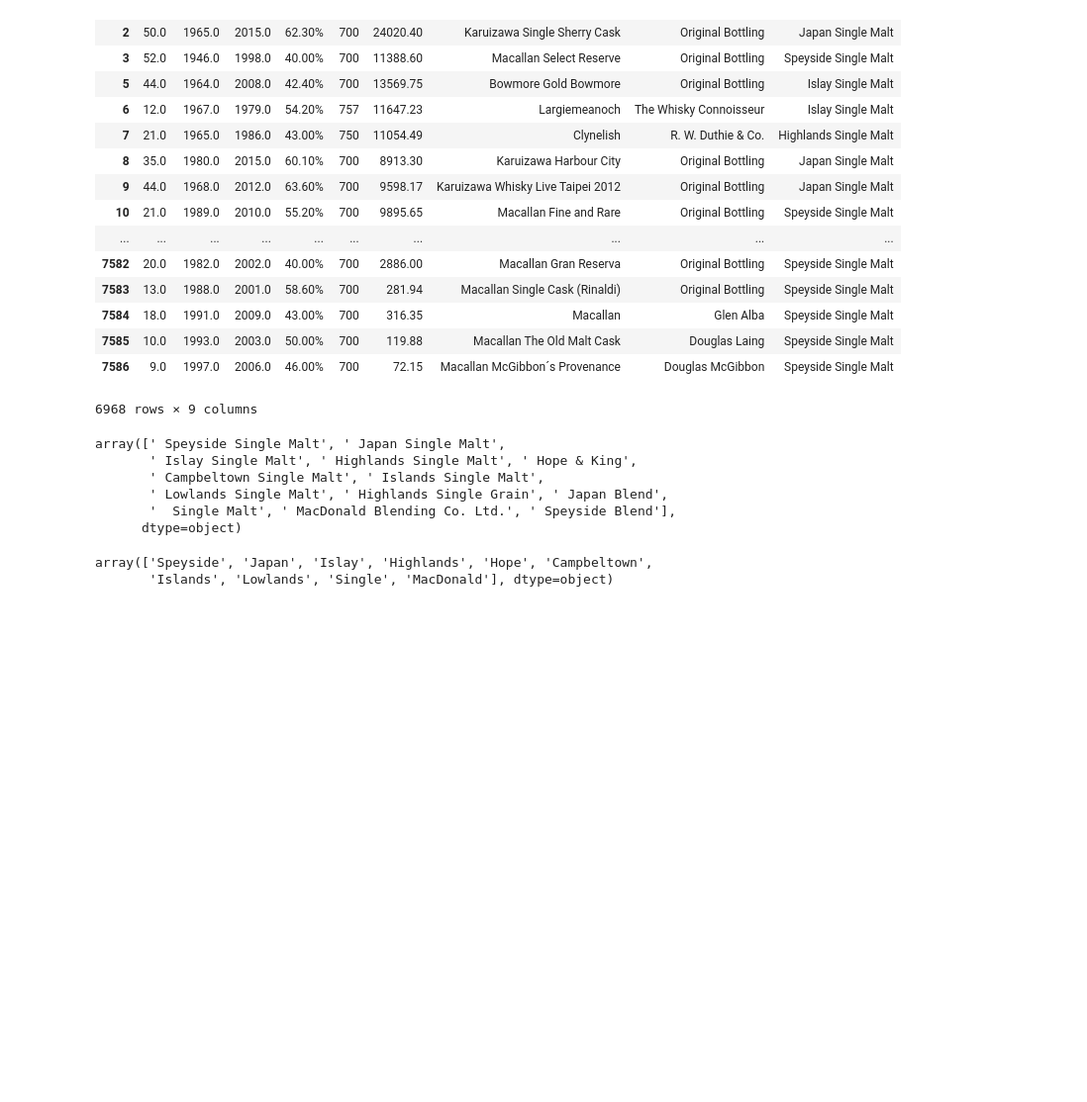
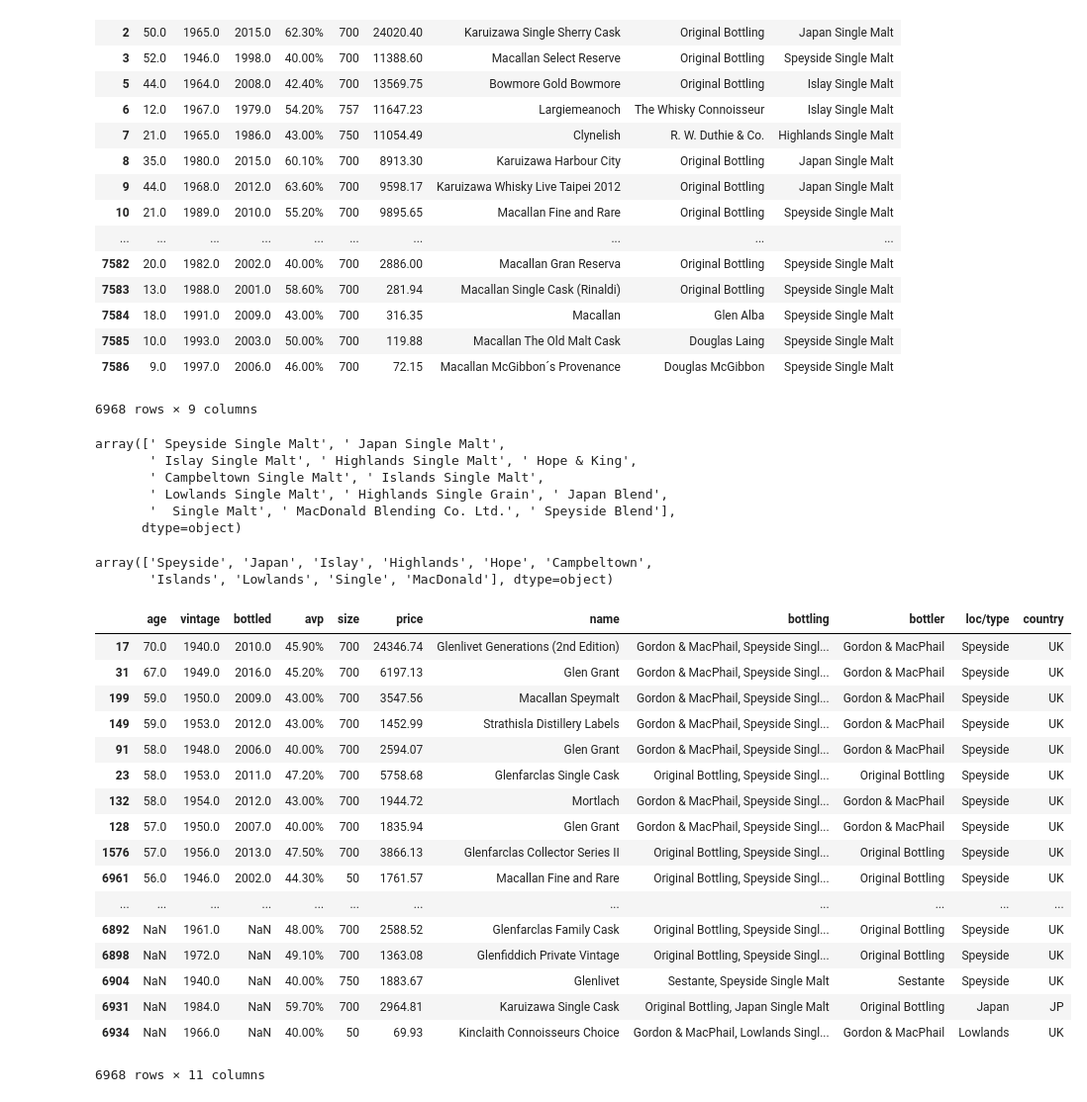
Before and after one commit to Axemen/Project-3, a Jupyter notebook: raw-data/Whisky-shit/cleaning-whisky-shit.ipynb, the cells around one changed output. Shown: that part at 99% size. Saved outputs shown, nothing was run; the diff lists cells and outputs as text; code cells hidden in the pictures; blank space fills up the shorter version.

```diff
--- a/raw-data/Whisky-shit/cleaning-whisky-shit.ipynb
+++ b/raw-data/Whisky-shit/cleaning-whisky-shit.ipynb
@@ -104,8 +104,29 @@ for i in range(len(df)):
     elif(x == 'Lowlands'):
         df.iat[i, -1] = 'UK'
     elif(x == 'Single'):
-        df.iat[i, -1] = 'u'
+        df.iat[i, -1] = 'UK'
     elif(x == 'MacDonald'):
         df.iat[i, -1] = 'UK'
 # %%
 df.to_csv('whisky-shit-merged.csv', index = False)
+# %%
+df.sort_values(by= 'age', ascending = False)
+# %% [output]
+|  | age | vintage | bottled | avp | size | price | name | bottling | bottler | loc/type | country |
+| 17 | 70.0 | 1940.0 | 2010.0 | 45.90% | 700 | 24346.74 | Glenlivet Generations (2nd Edition) | Gordon & MacPhail, Speyside Singl... | Gordon & MacPhail | Speyside | UK |
+| 31 | 67.0 | 1949.0 | 2016.0 | 45.20% | 700 | 6197.13 | Glen Grant | Gordon & MacPhail, Speyside Singl... | Gordon & MacPhail | Speyside | UK |
+| 199 | 59.0 | 1950.0 | 2009.0 | 43.00% | 700 | 3547.56 | Macallan Speymalt | Gordon & MacPhail, Speyside Singl... | Gordon & MacPhail | Speyside | UK |
+| 149 | 59.0 | 1953.0 | 2012.0 | 43.00% | 700 | 1452.99 | Strathisla Distillery Labels | Gordon & MacPhail, Speyside Singl... | Gordon & MacPhail | Speyside | UK |
+| 91 | 58.0 | 1948.0 | 2006.0 | 40.00% | 700 | 2594.07 | Glen Grant | Gordon & MacPhail, Speyside Singl... | Gordon & MacPhail | Speyside | UK |
+| 23 | 58.0 | 1953.0 | 2011.0 | 47.20% | 700 | 5758.68 | Glenfarclas Single Cask | Original Bottling, Speyside Singl... | Original Bottling | Speyside | UK |
+| 132 | 58.0 | 1954.0 | 2012.0 | 43.00% | 700 | 1944.72 | Mortlach | Gordon & MacPhail, Speyside Singl... | Gordon & MacPhail | Speyside | UK |
+| 128 | 57.0 | 1950.0 | 2007.0 | 40.00% | 700 | 1835.94 | Glen Grant | Gordon & MacPhail, Speyside Singl... | Gordon & MacPhail | Speyside | UK |
+| 1576 | 57.0 | 1956.0 | 2013.0 | 47.50% | 700 | 3866.13 | Glenfarclas Collector Series II | Original Bottling, Speyside Singl... | Original Bottling | Speyside | UK |
+| 6961 | 56.0 | 1946.0 | 2002.0 | 44.30% | 50 | 1761.57 | Macallan Fine and Rare | Original Bottling, Speyside Singl... | Original Bottling | Speyside | UK |
+| ... | ... | ... | ... | ... | ... | ... | ... | ... | ... | ... | ... |
+| 6892 | NaN | 1961.0 | NaN | 48.00% | 700 | 2588.52 | Glenfarclas Family Cask | Original Bottling, Speyside Singl... | Original Bottling | Speyside | UK |
+| 6898 | NaN | 1972.0 | NaN | 49.10% | 700 | 1363.08 | Glenfiddich Private Vintage | Original Bottling, Speyside Singl... | Original Bottling | Speyside | UK |
+| 6904 | NaN | 1940.0 | NaN | 40.00% | 750 | 1883.67 | Glenlivet | Sestante, Speyside Single Malt | Sestante | Speyside | UK |
+| 6931 | NaN | 1984.0 | NaN | 59.70% | 700 | 2964.81 | Karuizawa Single Cask | Original Bottling, Japan Single Malt | Original Bottling | Japan | JP |
+| 6934 | NaN | 1966.0 | NaN | 40.00% | 50 | 69.93 | Kinclaith Connoisseurs Choice | Gordon & MacPhail, Lowlands Singl... | Gordon & MacPhail | Lowlands | UK |
+6968 rows × 11 columns
```
Also changed, not shown: 3 other files.
